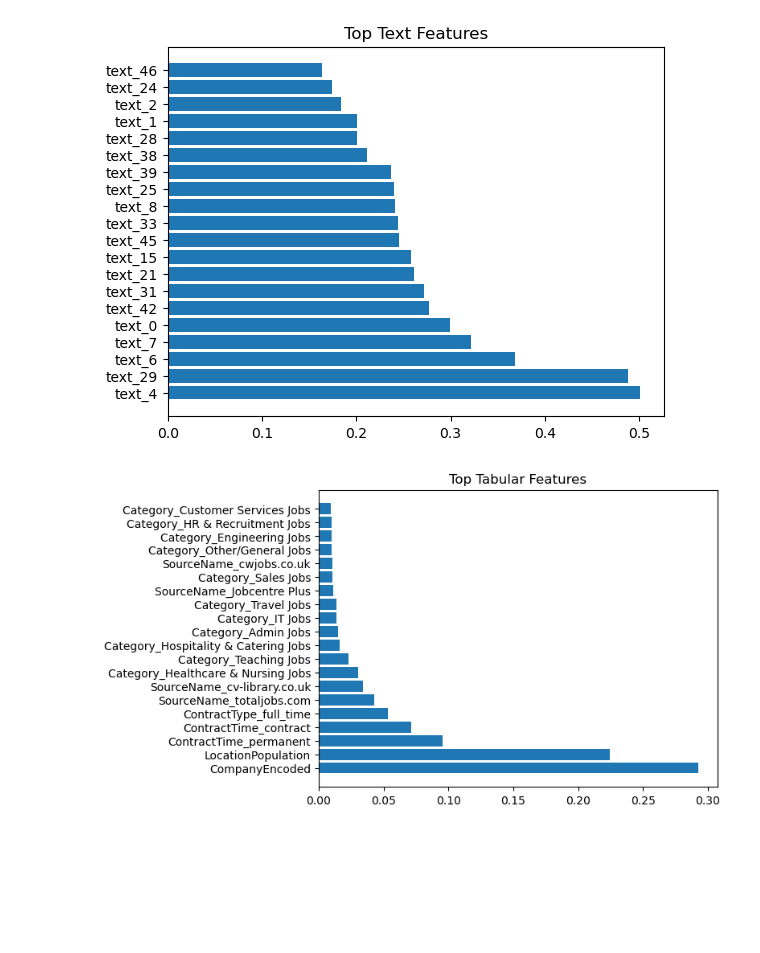
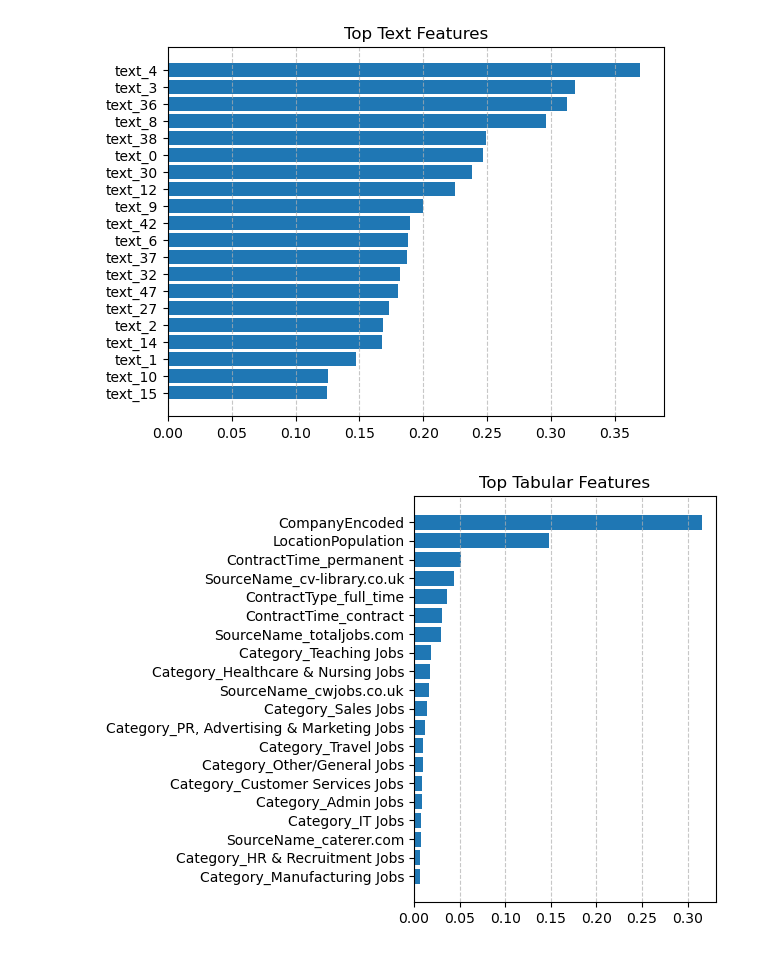
Before and after one commit to metrych-creator/salaries, a Jupyter notebook: regression.ipynb, the cells around one changed output. Cells and saved outputs as stored; diff of their text form; code cells hidden in the pictures; blank space fills up the shorter version.

```diff
--- a/regression.ipynb
+++ b/regression.ipynb
@@ -15,6 +18,6 @@ import matplotlib.pyplot as plt
 # %%
-X_train_text = np.load("data/X_train_text.npy", allow_pickle=True)
-X_test_text = np.load("data/X_test_text.npy", allow_pickle=True)
+X_train_text = np.load("data/X_train_text_tri.npy", allow_pickle=True)
+X_test_text = np.load("data/X_test_text_tri.npy", allow_pickle=True)
 train = pd.read_csv('data/train_preprocessed.csv')
 test = pd.read_csv('data/test_preprocessed.csv')
 # %%
@@ -151,2 +153,4 @@ print(history['r2'][-1])
 # %%
 X_test_combined = np.hstack([X_test_text, X_test_tab])
+# %%
+device = torch.device("cuda" if torch.cuda.is_available() else "cpu")
@@ -205,14 +235,23 @@ plt.show()
 # %%
+# text
 sorted_idx_text = np.argsort(attr_text_mean)[::-1][:20]
 plt.barh(np.array(text_feature_names)[sorted_idx_text], attr_text_mean[sorted_idx_text])
 plt.title("Top Text Features")
+plt.gca().invert_yaxis()
+plt.grid(axis='x', linestyle='--', alpha=0.7)
+plt.savefig('TopTextFeatures.png')
 plt.show()
 
-# Tab
+# tab
 sorted_idx_tab = np.argsort(attr_tab_mean)[::-1][:20]
 plt.barh(np.array(tab_feature_names)[sorted_idx_tab], attr_tab_mean[sorted_idx_tab])
 plt.title("Top Tabular Features")
+plt.gca().invert_yaxis()
+plt.tight_layout()
+plt.grid(axis='x', linestyle='--', alpha=0.7)
+plt.savefig('TopTabularFeatures.png')
 plt.show()
+plt.close()
 # %% [output]
-[figure, old version]
+[figure, new version]
-[figure, old version]
+[figure, new version]
```
Also changed, not shown: parts of 25 cells of this notebook, 3 other files.
